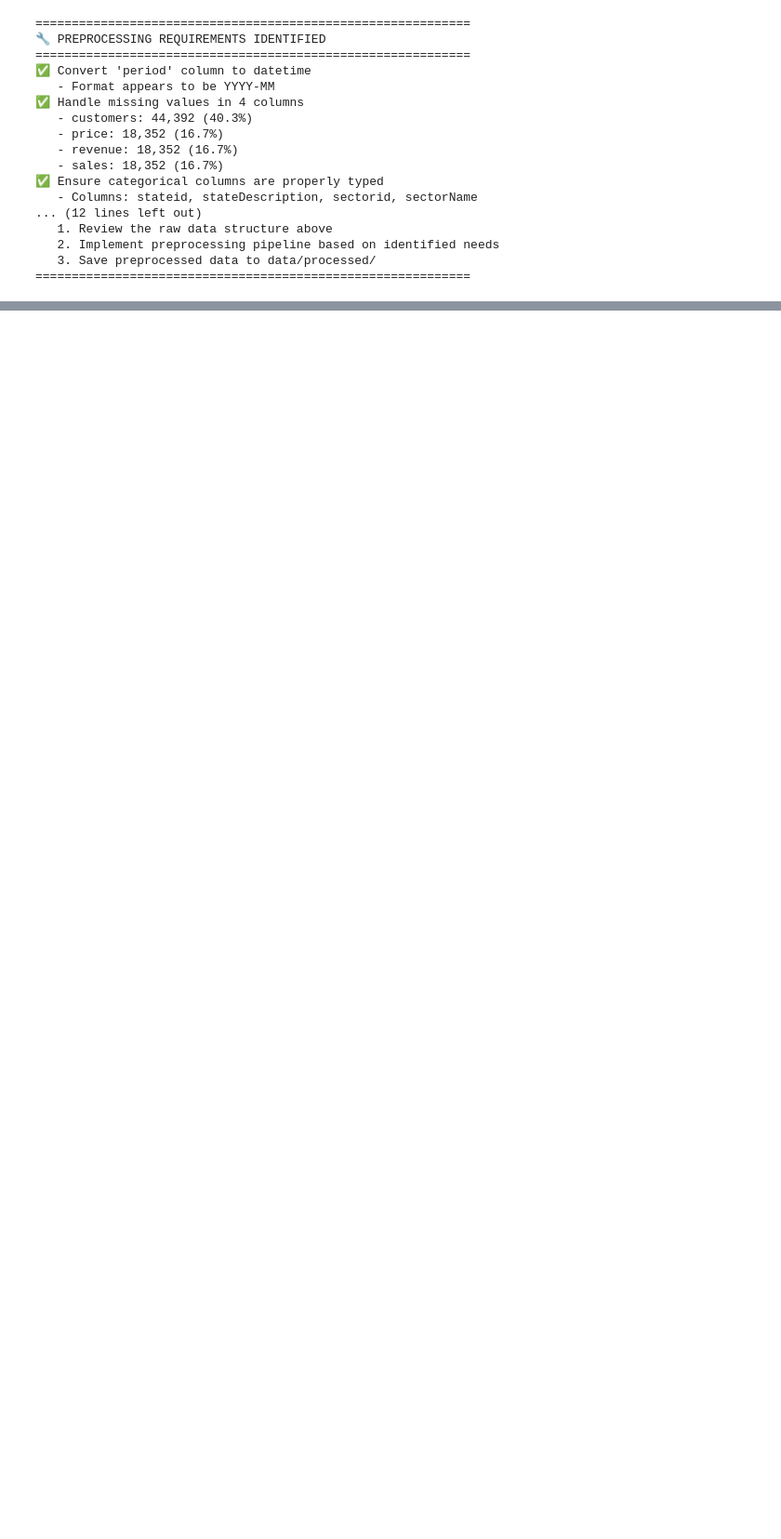
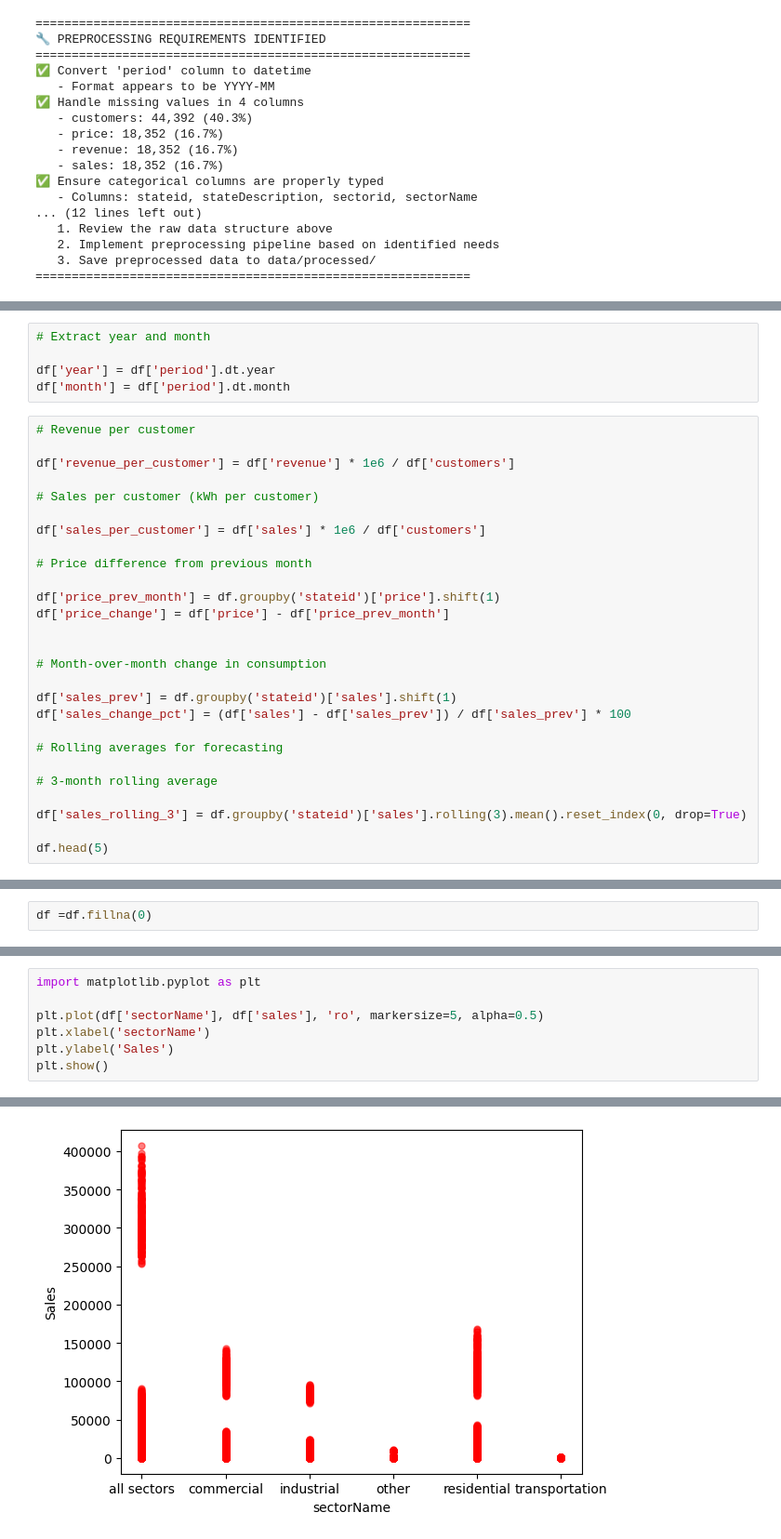
Before and after one commit to divyanshi-sachan/Electricity-Consumption, a Jupyter notebook: notebooks/01_data_collection.ipynb, the cells around one changed output, grey strips where cells are left out. Shown: that part at 93% size. Saved outputs shown, nothing was run; the diff lists cells and outputs as text; blank space fills up the shorter version.

```diff
--- a/notebooks/01_data_collection.ipynb
+++ b/notebooks/01_data_collection.ipynb
@@ -465,0 +589,32 @@ print("=" * 60)
+# %%
+# Extract year and month
+
+df['year'] = df['period'].dt.year
+df['month'] = df['period'].dt.month
+# %%
+# Revenue per customer
+
+df['revenue_per_customer'] = df['revenue'] * 1e6 / df['customers']
+
+# Sales per customer (kWh per customer)
+
+df['sales_per_customer'] = df['sales'] * 1e6 / df['customers']
+
+# Price difference from previous month
+
+df['price_prev_month'] = df.groupby('stateid')['price'].shift(1)
+df['price_change'] = df['price'] - df['price_prev_month']
+
+
+# Month-over-month change in consumption
+
+df['sales_prev'] = df.groupby('stateid')['sales'].shift(1)
+df['sales_change_pct'] = (df['sales'] - df['sales_prev']) / df['sales_prev'] * 100
+
+# Rolling averages for forecasting
+
+# 3-month rolling average
+
+df['sales_rolling_3'] = df.groupby('stateid')['sales'].rolling(3).mean().reset_index(0, drop=True)
+
+df.head(5)
@@ -465,0 +629,2 @@ print("=" * 60)
+# %%
+df =df.fillna(0)
@@ -465,0 +667,8 @@ print("=" * 60)
+# %%
+import matplotlib.pyplot as plt
+
+plt.plot(df['sectorName'], df['sales'], 'ro', markersize=5, alpha=0.5)
+plt.xlabel('sectorName')
+plt.ylabel('Sales')
+plt.show()
+# %% [output]
@@ -465,0 +676 @@ print("=" * 60)
+[figure, added]
```
Also changed, not shown: parts of 20 cells of this notebook.
